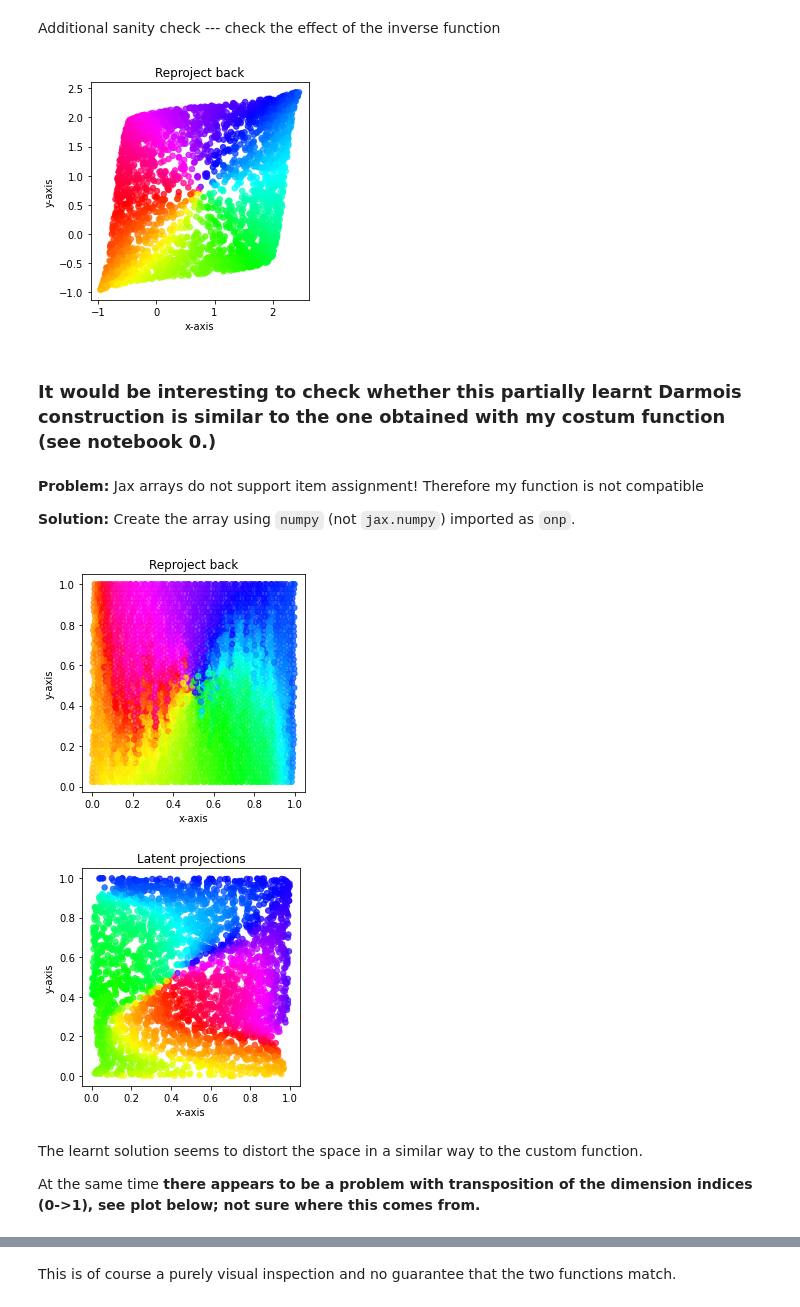
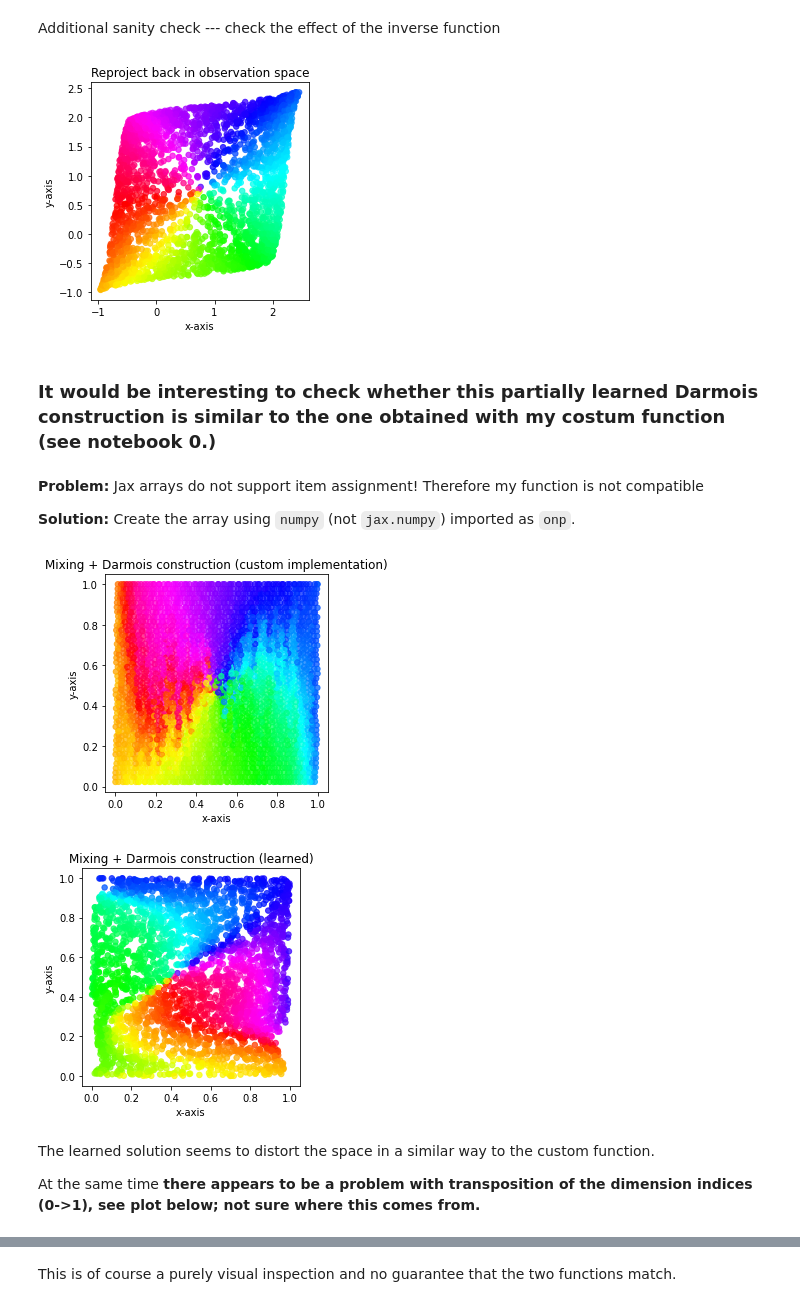
Before and after one commit to lgresele/independent-mechanism-analysis, a Jupyter notebook: 2_differentiable_darmois.ipynb, the cells around one changed output, grey strips where cells are left out. Saved outputs shown, nothing was run; the diff lists cells and outputs as text; code cells hidden in the pictures.

```diff
--- a/2_differentiable_darmois.ipynb
+++ b/2_differentiable_darmois.ipynb
@@ -274,13 +274,13 @@ X_hat = inverse_fun(params, Y)[0]
 plt.scatter(X_hat[:,0], X_hat[:,1], c=colors, s=30, alpha=0.75, cmap='hsv')
 plt.xlabel('x-axis')
 plt.ylabel('y-axis')
-plt.title('Reproject back')
+plt.title('Reproject back in observation space')
 plt.gca().set_aspect('equal', adjustable='box')
 plt.show()
 # %% [output]
-[figure, old version]
+[figure, new version]
 # %% [markdown]
-### It would be interesting to check whether this partially learnt Darmois construction is similar to the one obtained with my costum function (see notebook 0.)
+### It would be interesting to check whether this partially learned Darmois construction is similar to the one obtained with my costum function (see notebook 0.)
 # %% [markdown]
 **Problem:** Jax arrays do not support item assignment! Therefore my function is not compatible
 
@@ -345,23 +345,23 @@ Y_0_darm, Y_1_darm = g_darmois(X_0, X_1, bins_y=70)
 # %%
 plt.scatter(Y_0_darm, Y_1_darm, c=colors, s=30, alpha=0.75, cmap='hsv')#cmap=cmocean.cm.phase)
 plt.xlabel('x-axis')
 plt.ylabel('y-axis')
-plt.title('Reproject back')
+plt.title('Mixing + Darmois construction (custom implementation)')
 plt.gca().set_aspect('equal', adjustable='box')
 plt.show()
 # %% [output]
-[figure, old version]
+[figure, new version]
 # %%
 plt.scatter(Y_[:,0], Y_[:,1], c=colors, s=30, alpha=0.75, cmap='hsv')#cmap=cmocean.cm.phase)
 plt.xlabel('x-axis')
 plt.ylabel('y-axis')
-plt.title('Latent projections')
+plt.title('Mixing + Darmois construction (learned)')
 plt.gca().set_aspect('equal', adjustable='box')
 plt.show()
 # %% [output]
-[figure, old version]
+[figure, new version]
 # %% [markdown]
-The learnt solution seems to distort the space in a similar way to the custom function.
+The learned solution seems to distort the space in a similar way to the custom function.
 
 At the same time **there appears to be a problem with transposition of the dimension indices (0->1), see plot below; not sure where this comes from.**
 # %%
```
Also changed, not shown: parts of 3 cells of this notebook.
